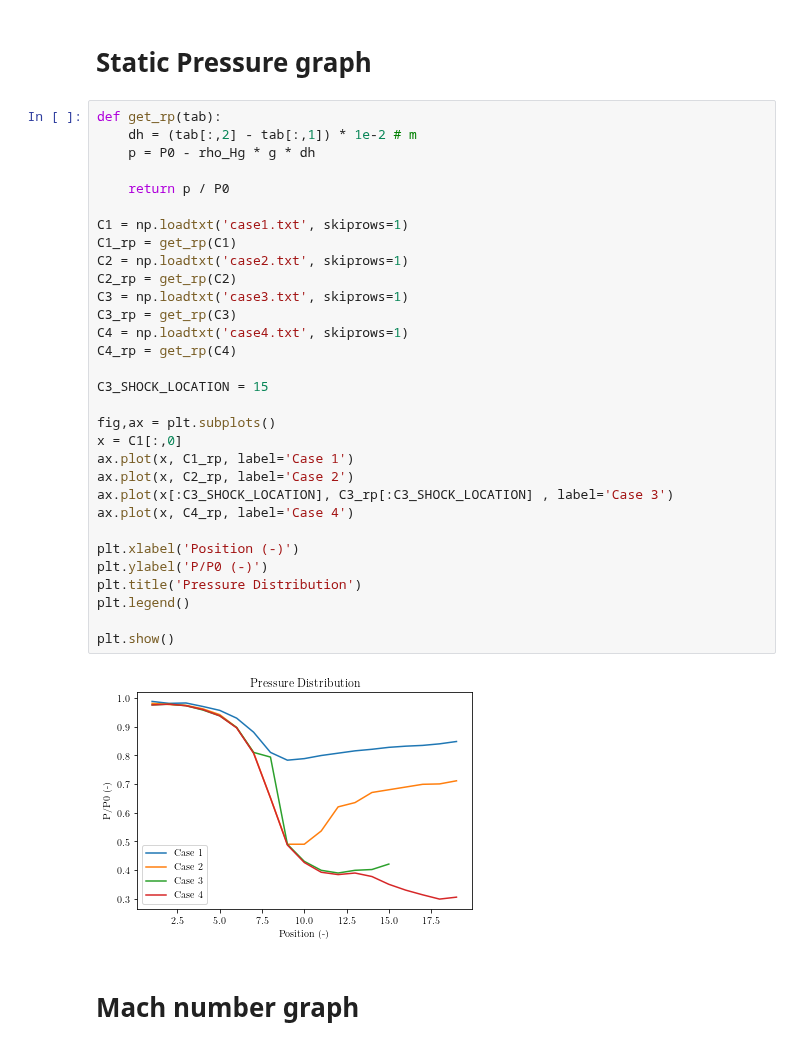
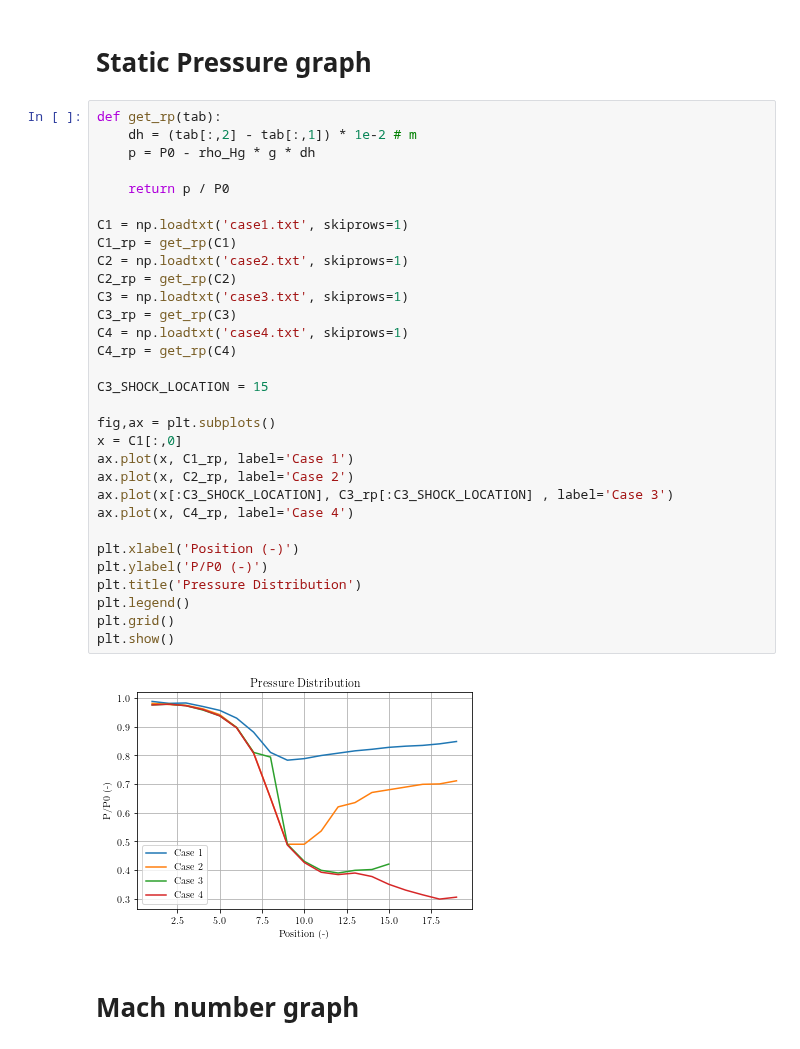
Before and after one commit to lpender3672/MEng-CW, a Jupyter notebook: IIA/3A3/Supersonic_Nozzle/analysis.ipynb, the cells around one changed output. Saved outputs shown, nothing was run; the diff lists cells and outputs as text.

Commit message:
i annotated the shock pressure graph

```diff
--- a/IIA/3A3/Supersonic_Nozzle/analysis.ipynb
+++ b/IIA/3A3/Supersonic_Nozzle/analysis.ipynb
@@ -68,35 +68,35 @@ The flow rate for C4 is 0.004981037767070322 kg/s
 def get_rp(tab):
     dh = (tab[:,2] - tab[:,1]) * 1e-2 # m
     p = P0 - rho_Hg * g * dh
 
     return p / P0
 
 C1 = np.loadtxt('case1.txt', skiprows=1)
 C1_rp = get_rp(C1)
 C2 = np.loadtxt('case2.txt', skiprows=1)
 C2_rp = get_rp(C2)
 C3 = np.loadtxt('case3.txt', skiprows=1)
 C3_rp = get_rp(C3)
 C4 = np.loadtxt('case4.txt', skiprows=1)
 C4_rp = get_rp(C4)
 
 C3_SHOCK_LOCATION = 15
 
 fig,ax = plt.subplots()
 x = C1[:,0]
 ax.plot(x, C1_rp, label='Case 1')
 ax.plot(x, C2_rp, label='Case 2')
 ax.plot(x[:C3_SHOCK_LOCATION], C3_rp[:C3_SHOCK_LOCATION] , label='Case 3')
 ax.plot(x, C4_rp, label='Case 4')
 
 plt.xlabel('Position (-)')
 plt.ylabel('P/P0 (-)')
 plt.title('Pressure Distribution')
 plt.legend()
-
+plt.grid()
 plt.show()
 # %% [output]
-[figure, old version]
+[figure, new version]
 # %% [markdown]
 # Mach number graph
 # %%
```
Also changed, not shown: parts of 3 cells of this notebook, 5 other files.
